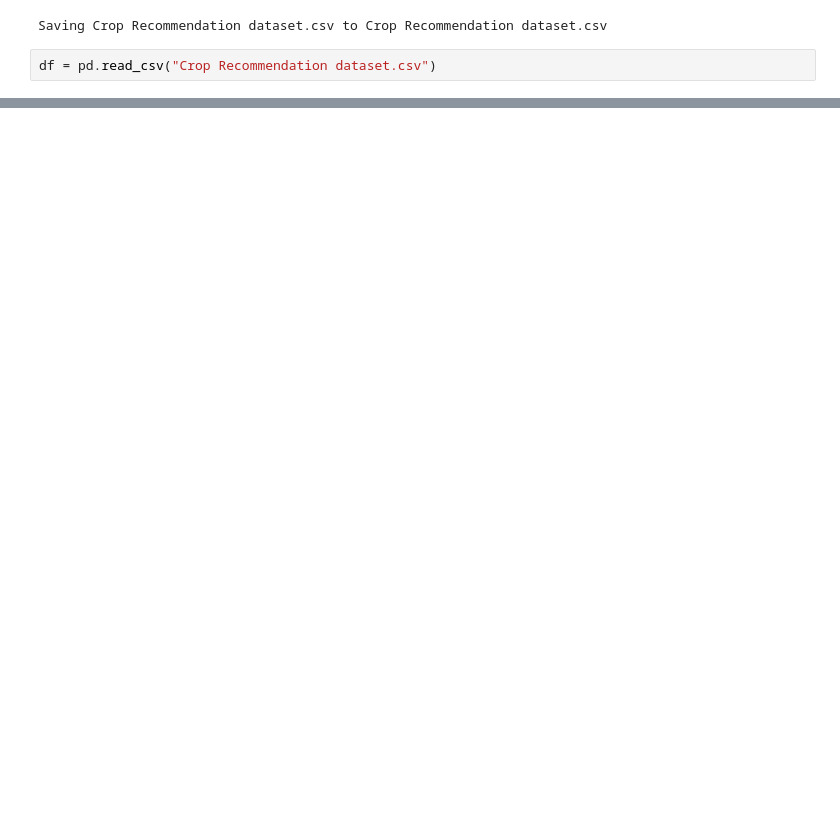
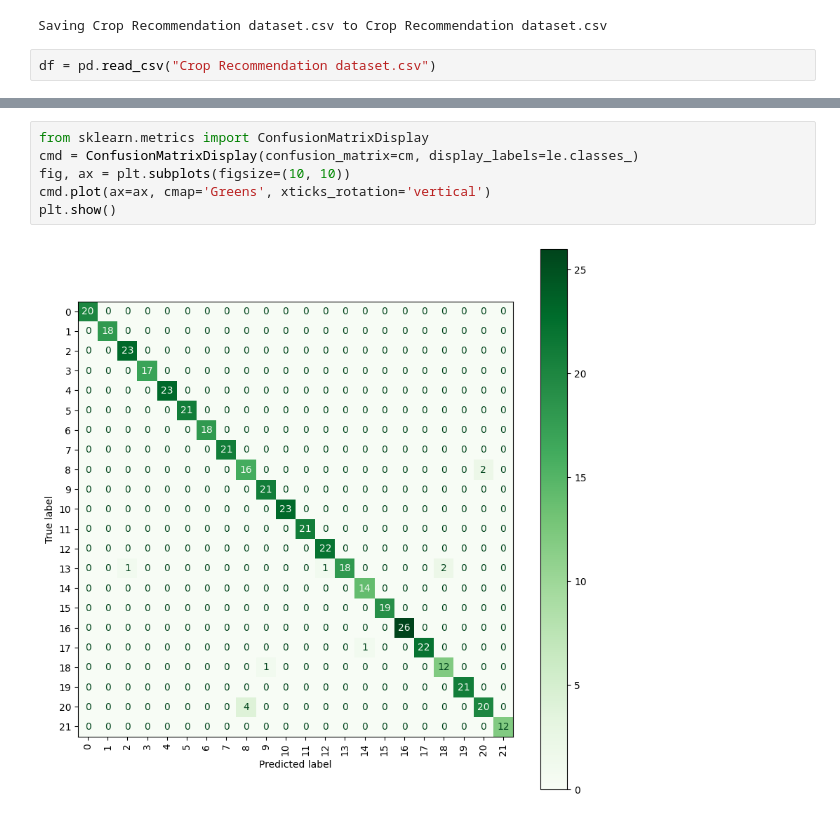
Before and after one commit to VidhyaSriKS/AIML-assignment, a Jupyter notebook: Linear_Regression.ipynb, the cells around one changed output, grey strips where cells are left out. Cells and saved outputs as stored; diff of their text form; blank space fills up the shorter version.

```diff
--- a/Linear_Regression.ipynb
+++ b/Linear_Regression.ipynb
@@ -49,0 +50,8 @@ plt.show()
+# %%
+from sklearn.metrics import ConfusionMatrixDisplay
+cmd = ConfusionMatrixDisplay(confusion_matrix=cm, display_labels=le.classes_)
+fig, ax = plt.subplots(figsize=(10, 10))
+cmd.plot(ax=ax, cmap='Greens', xticks_rotation='vertical')
+plt.show()
+# %% [output]
+[figure, added]
```
Also changed, not shown: parts of 9 cells of this notebook.
